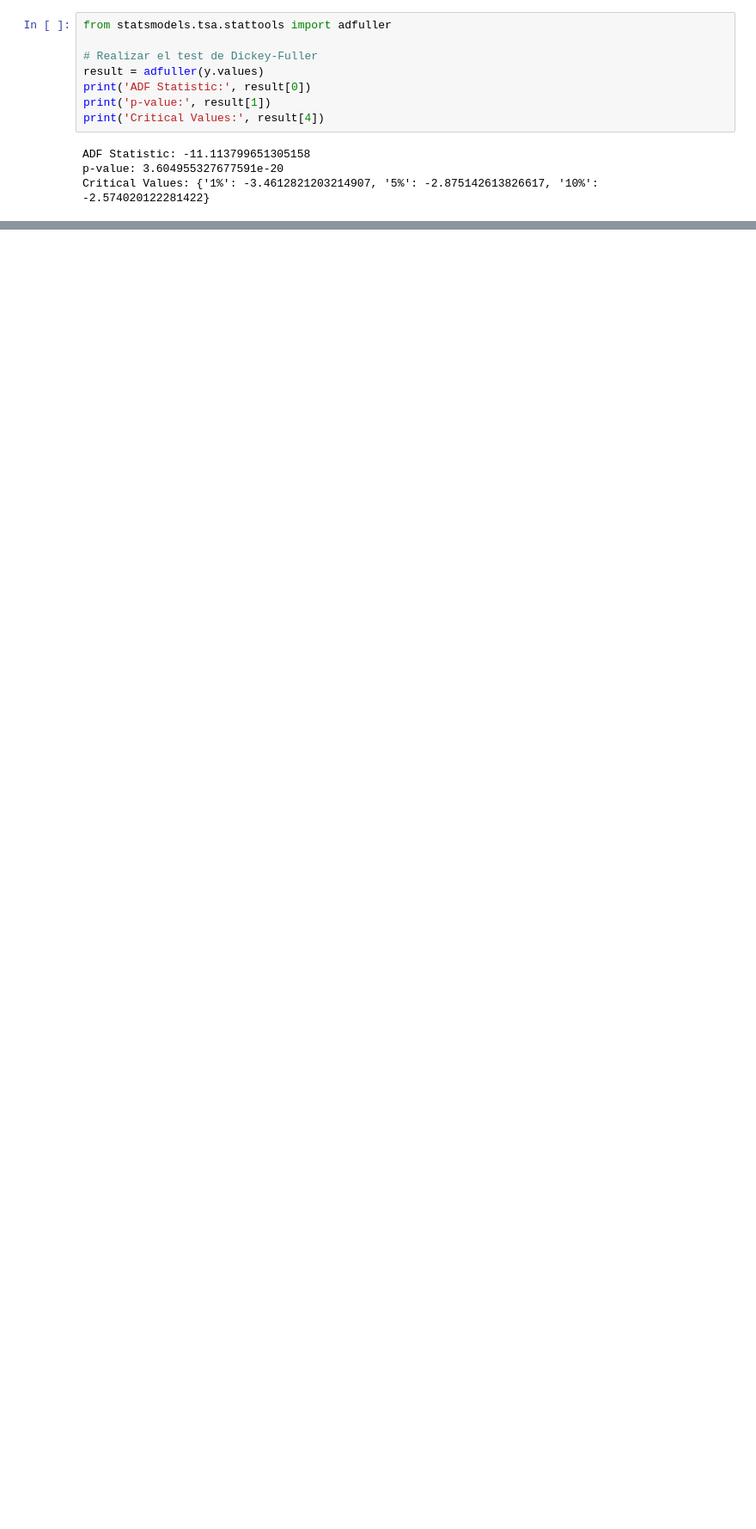
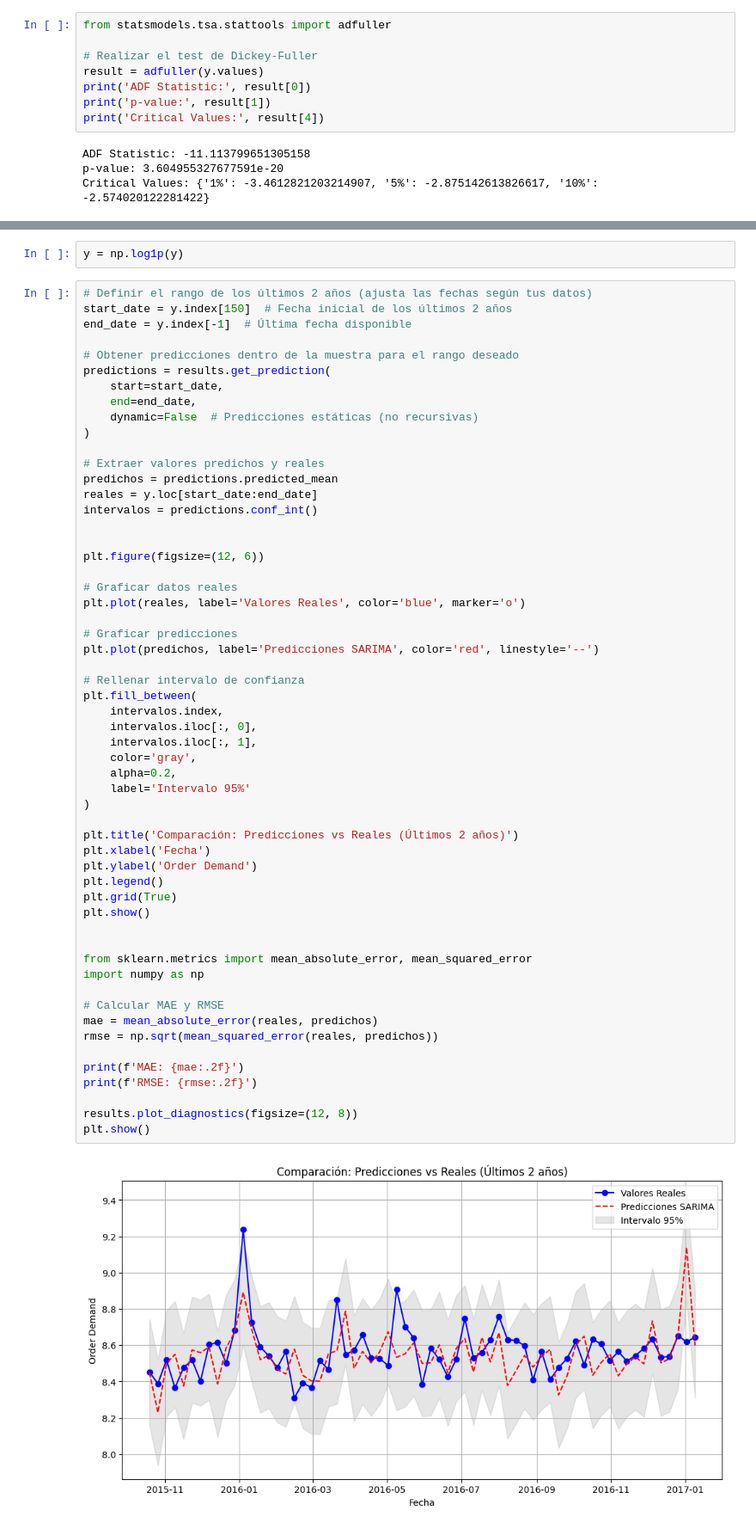
Before and after one commit to LLAES07/Forecasting-SARIMA, a Jupyter notebook: Notebooks/proyect.ipynb, the cells around one changed output, grey strips where cells are left out. Shown at 86% size. Drawn from its saved outputs; the diff is of its cells as text; blank space fills up the shorter version.

```diff
--- a/Notebooks/proyect.ipynb
+++ b/Notebooks/proyect.ipynb
@@ -296,0 +283,60 @@ plt.show()
+# %%
+y = np.log1p(y)
+# %%
+# Definir el rango de los últimos 2 años (ajusta las fechas según tus datos)
+start_date = y.index[150]  # Fecha inicial de los últimos 2 años
+end_date = y.index[-1]  # Última fecha disponible
+
+# Obtener predicciones dentro de la muestra para el rango deseado
+predictions = results.get_prediction(
+    start=start_date,
+    end=end_date,
+    dynamic=False  # Predicciones estáticas (no recursivas)
+)
+
+# Extraer valores predichos y reales
+predichos = predictions.predicted_mean
+reales = y.loc[start_date:end_date]
+intervalos = predictions.conf_int()
+
+
+plt.figure(figsize=(12, 6))
+
+# Graficar datos reales
+plt.plot(reales, label='Valores Reales', color='blue', marker='o')
+
+# Graficar predicciones
+plt.plot(predichos, label='Predicciones SARIMA', color='red', linestyle='--')
+
+# Rellenar intervalo de confianza
+plt.fill_between(
+    intervalos.index,
+    intervalos.iloc[:, 0],
+    intervalos.iloc[:, 1],
+    color='gray',
+    alpha=0.2,
+    label='Intervalo 95%'
+)
+
+plt.title('Comparación: Predicciones vs Reales (Últimos 2 años)')
+plt.xlabel('Fecha')
+plt.ylabel('Order Demand')
+plt.legend()
+plt.grid(True)
+plt.show()
+
+
+from sklearn.metrics import mean_absolute_error, mean_squared_error
+import numpy as np
+
+# Calcular MAE y RMSE
+mae = mean_absolute_error(reales, predichos)
+rmse = np.sqrt(mean_squared_error(reales, predichos))
+
+print(f'MAE: {mae:.2f}')
+print(f'RMSE: {rmse:.2f}')
+
+results.plot_diagnostics(figsize=(12, 8))
+plt.show()
+# %% [output]
+[figure, added]
```
Also changed, not shown: parts of 9 cells of this notebook, 1 other file.
